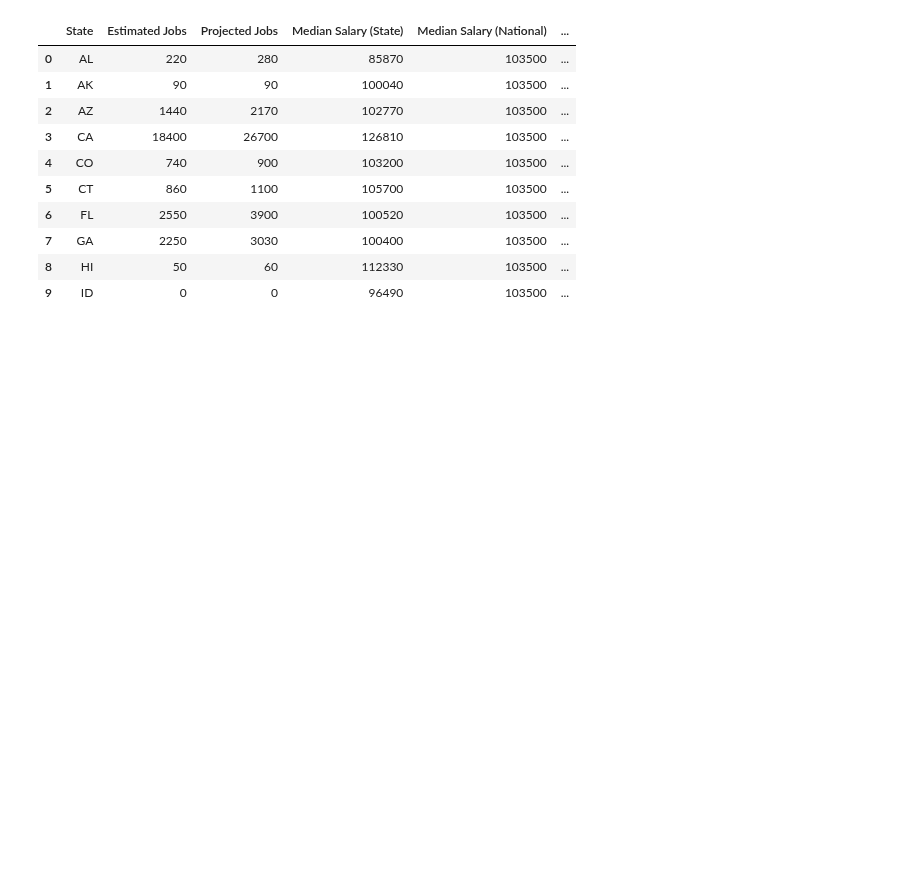
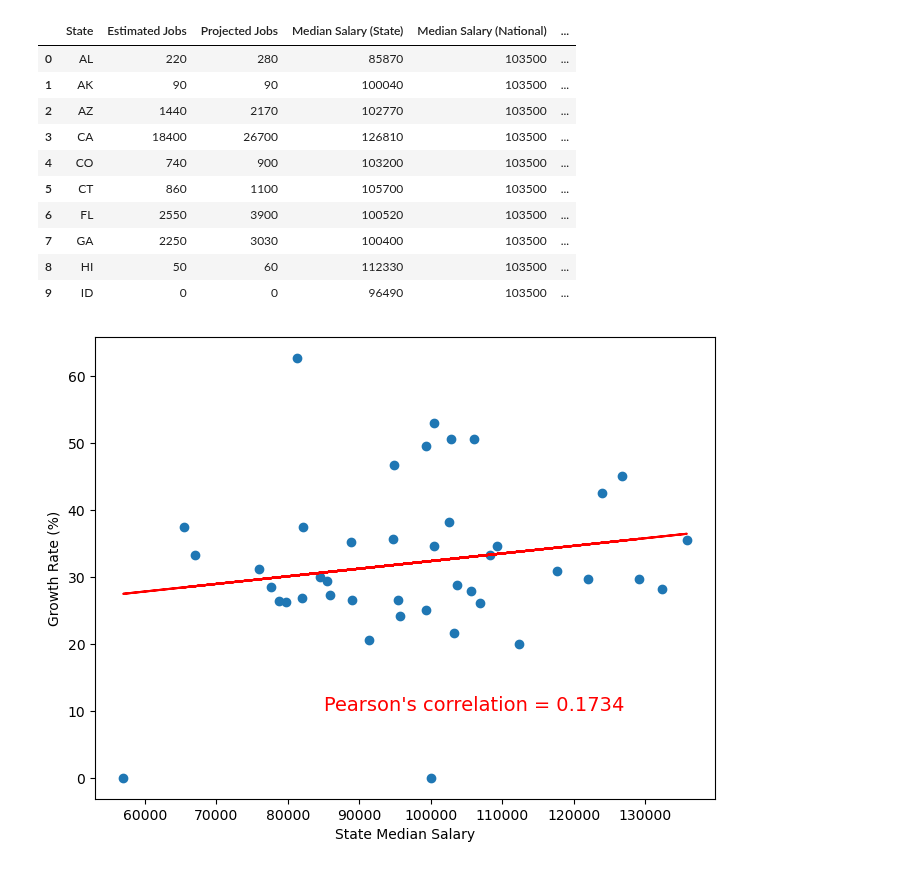
Before and after one commit to peatk/Group3_Project_-1, a Jupyter notebook: Collective_Data.ipynb, the cells around one changed output. Cells and saved outputs as stored; diff of their text form; code cells hidden in the pictures; blank space fills up the shorter version.

Commit message:
updated with 2nd scatter plot

```diff
--- a/Collective_Data.ipynb
+++ b/Collective_Data.ipynb
@@ -505,3 +488,21 @@ states_with_pop.head(10)
 | 7 | GA | 2250 | 3030 | 100400 | 103500 | ... |
 | 8 | HI | 50 | 60 | 112330 | 103500 | ... |
 | 9 | ID | 0 | 0 | 96490 | 103500 | ... |
+# %%
+#include the growth rate percentages and make a scatter plot
+plt.figure(figsize=(8, 6))
+states_with_pop = states_with_pop.dropna()
+
+plt.scatter(states_with_pop["Median Salary (State)"],states_with_pop["Growth Rate (%)"])
+plt.ylabel('Growth Rate (%)')
+plt.xlabel('State Median Salary')
+pearson_corr = states_with_pop['Median Salary (State)'].corr(states_with_pop['Growth Rate (%)'])
+slope, intercept, r_value,p_value, std_err = linregress(states_with_pop["Median Salary (State)"], states_with_pop["Growth Rate (%)"])
+plt.plot(states_with_pop['Median Salary (State)'], intercept + slope * states_with_pop['Median Salary (State)'],'r', label='Linear Regression')
+print_pearson = f"Pearson's correlation = {pearson_corr:.4f}"
+plt.text(85000, 10, print_pearson, color='red', fontsize=14)
+#uncomment the following line to save the plot as a png
+plt.savefig('scatter_MedianSalary_GrowthRate.png')
+plt.show()
+# %% [output]
+[figure, added]
```
Also changed, not shown: parts of 2 cells of this notebook.
